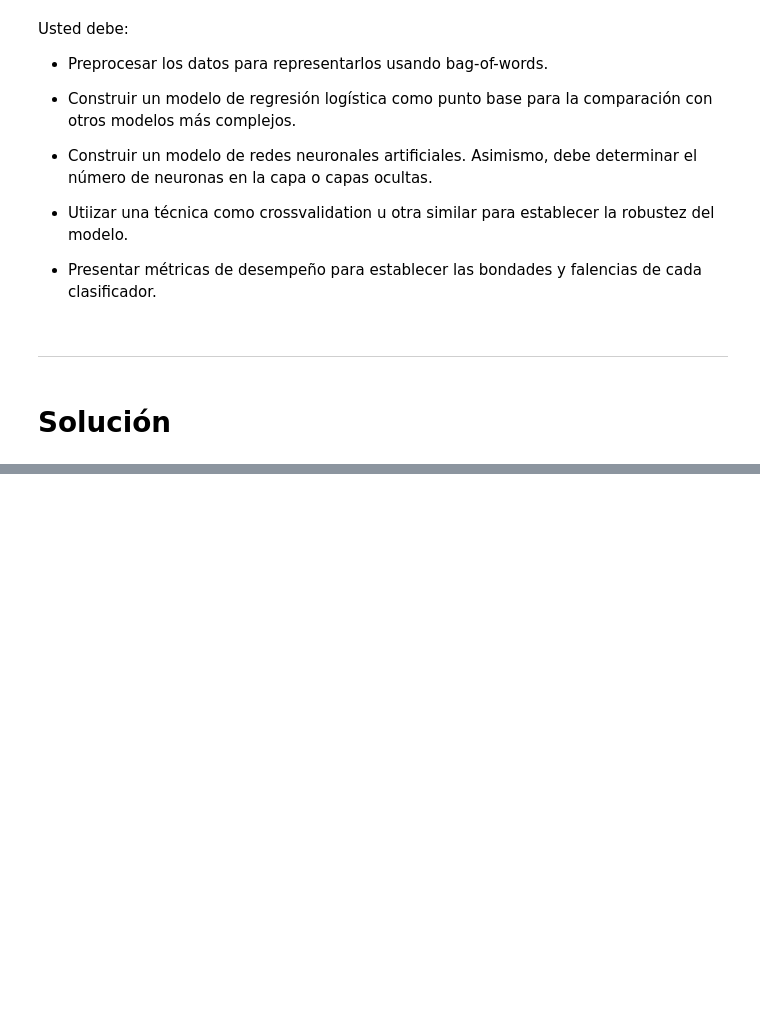
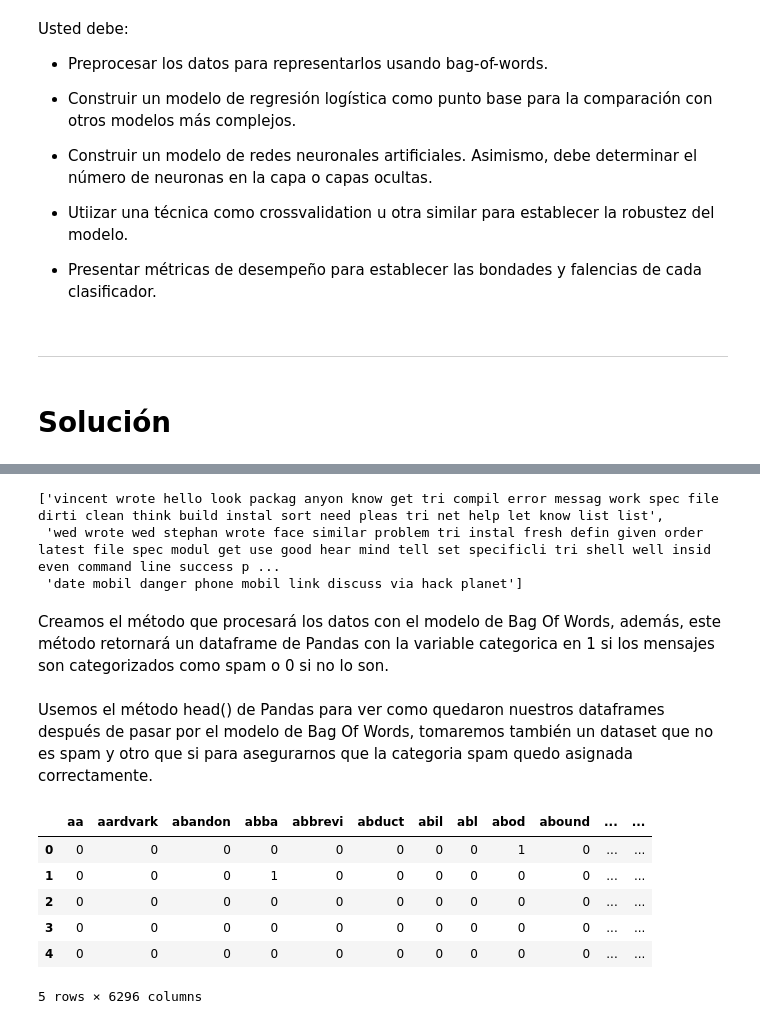
Before and after one commit to ann-2018-03/evaluacion-Daniel2894, a Jupyter notebook: 03-spam.ipynb, the cells around one changed output, grey strips where cells are left out. Drawn from its saved outputs; the diff is of its cells as text; code cells hidden in the pictures; blank space fills up the shorter version.

```diff
--- a/03-spam.ipynb
+++ b/03-spam.ipynb
@@ -92,0 +173,9 @@ print(sms_df.shape) # deberia ser 1897 filas + 4397 filas = 6294 filas y 2 colum
+# %%
+def preprocess_files(files):
+    mail_body_messages = []
+    for filename in files:
+        with open(filename, 'rt', encoding = "ISO-8859-1") as f:
+            body_message = _get_body_message(f.read())
+            if len(body_message) > 0: # Eliminacion de mensajes que quedaron vacios despues de preprocesamiento
+                mail_body_messages.append(body_message)
+    return mail_body_messages
@@ -92,0 +198,8 @@ print(sms_df.shape) # deberia ser 1897 filas + 4397 filas = 6294 filas y 2 colum
+# %%
+first_easy_ham_messages[:3]
+# %% [output]
+['vincent wrote hello look packag anyon know get tri compil error messag work spec file dirti clean think build instal sort need pleas tri net help let know list list',
+ 'wed wrote wed stephan wrote face similar problem tri instal fresh defin given order latest file spec modul get use good hear mind tell set specificli tri shell well insid even command line success p ...
+ 'date mobil danger phone mobil link discuss via hack planet']
+# %% [markdown]
+Creamos el método que procesará los datos con el modelo de Bag Of Words, además, este método retornará un dataframe de Pandas con la variable categorica en 1 si los mensajes son categorizados como spam o 0 si no lo son.
@@ -92,0 +226,12 @@ print(sms_df.shape) # deberia ser 1897 filas + 4397 filas = 6294 filas y 2 colum
+# %% [markdown]
+Usemos el método head() de Pandas para ver como quedaron nuestros dataframes después de pasar por el modelo de Bag Of Words, tomaremos también un dataset que no es spam y otro que si para asegurarnos que la categoria spam quedo asignada correctamente.
+# %%
+second_hard_ham_dataset.head()
+# %% [output]
+|  | aa | aardvark | abandon | abba | abbrevi | abduct | abil | abl | abod | abound | ... | ... |
+| 0 | 0 | 0 | 0 | 0 | 0 | 0 | 0 | 0 | 1 | 0 | ... | ... |
+| 1 | 0 | 0 | 0 | 1 | 0 | 0 | 0 | 0 | 0 | 0 | ... | ... |
+| 2 | 0 | 0 | 0 | 0 | 0 | 0 | 0 | 0 | 0 | 0 | ... | ... |
+| 3 | 0 | 0 | 0 | 0 | 0 | 0 | 0 | 0 | 0 | 0 | ... | ... |
+| 4 | 0 | 0 | 0 | 0 | 0 | 0 | 0 | 0 | 0 | 0 | ... | ... |
+5 rows × 6296 columns
```
Also changed, not shown: parts of 51 cells of this notebook.
